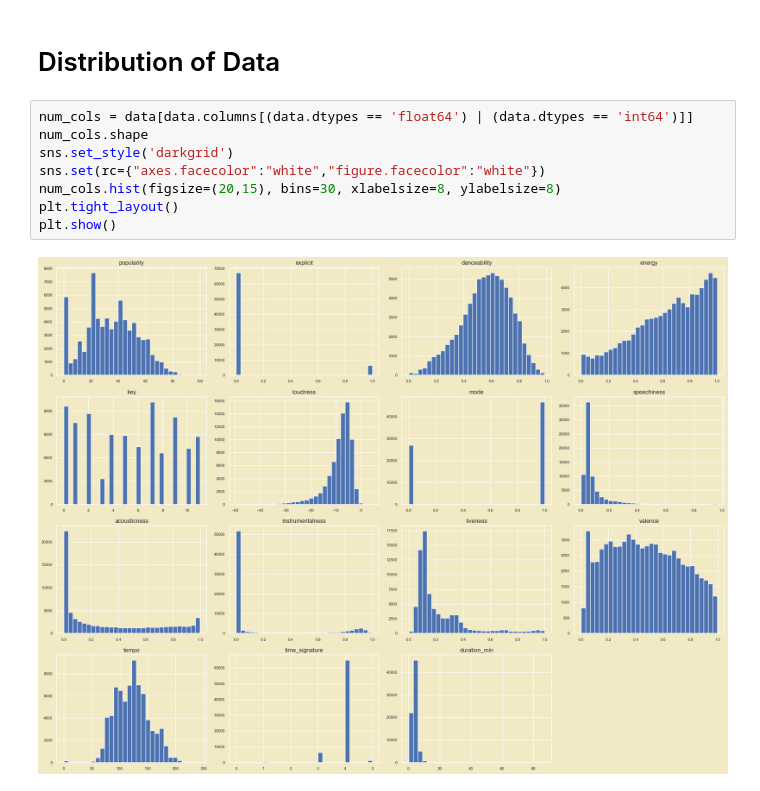
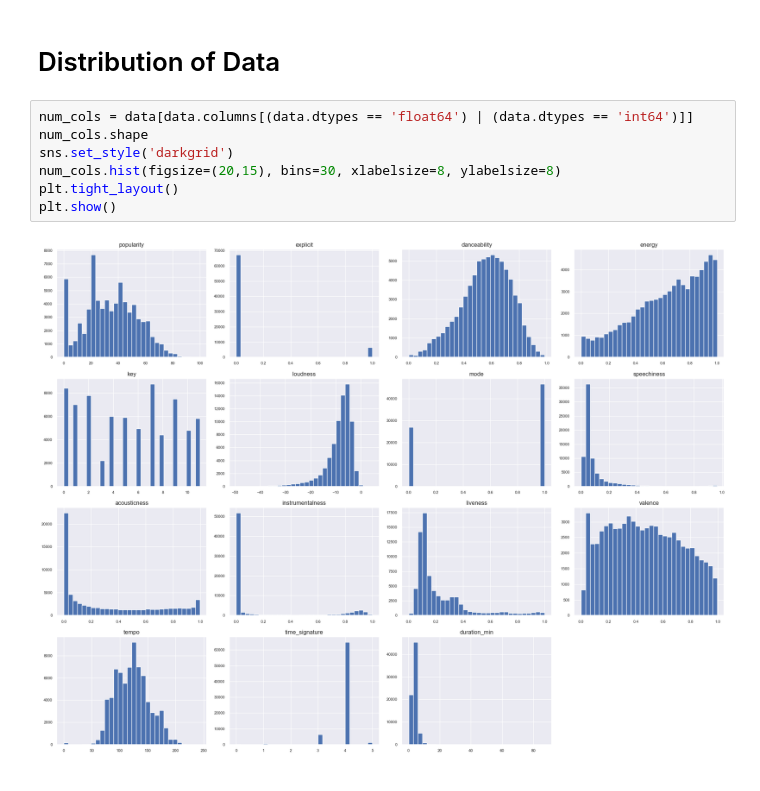
Before and after one commit to KyleMcQ/Data-Analysis-Visualisation---Spotify, a Jupyter notebook: Spotify_DAV.ipynb, the cells around one changed output. Saved outputs shown, nothing was run; the diff lists cells and outputs as text.

```diff
--- a/Spotify_DAV.ipynb
+++ b/Spotify_DAV.ipynb
@@ -200,10 +200,9 @@ data.head()
 # %%
 num_cols = data[data.columns[(data.dtypes == 'float64') | (data.dtypes == 'int64')]]
 num_cols.shape
 sns.set_style('darkgrid')
-sns.set(rc={"axes.facecolor":"white","figure.facecolor":"white"})
 num_cols.hist(figsize=(20,15), bins=30, xlabelsize=8, ylabelsize=8)
 plt.tight_layout()
 plt.show()
 # %% [output]
-[figure, old version]
+[figure, new version]
```
Also changed, not shown: parts of 2 cells of this notebook.
